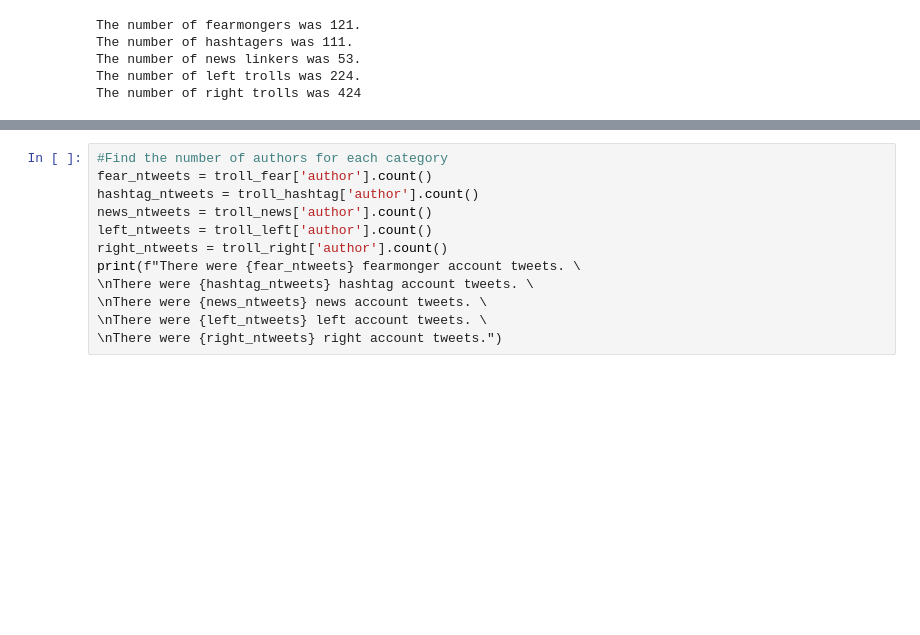
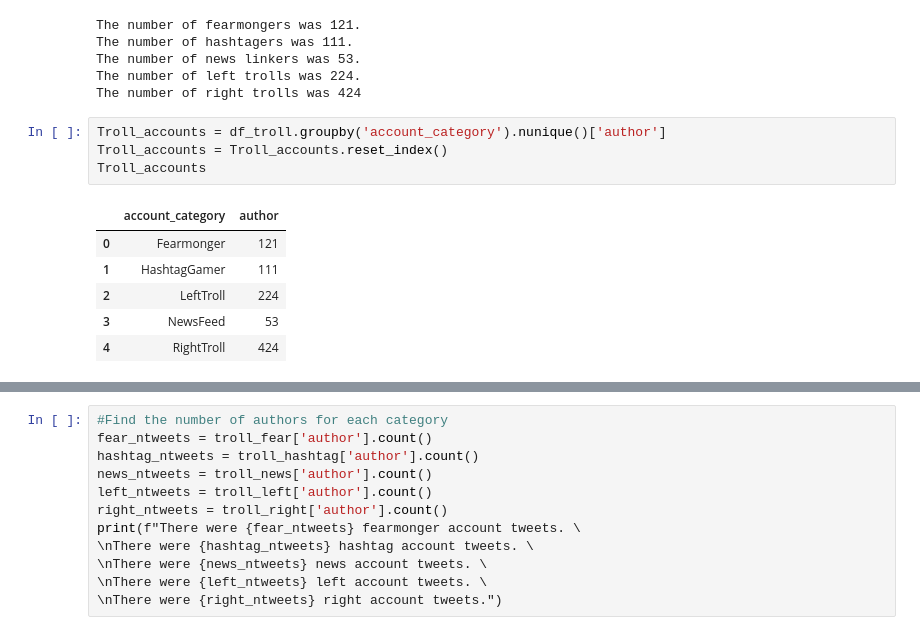
Before and after one commit to JGohl/TeamHashtag, a Jupyter notebook: AJZ Proj1 Analysis.ipynb, the cells around one changed output, grey strips where cells are left out. Drawn from its saved outputs; the diff is of its cells as text; blank space fills up the shorter version.

```diff
--- a/AJZ Proj1 Analysis.ipynb
+++ b/AJZ Proj1 Analysis.ipynb
@@ -116,3 +116,14 @@ The number of hashtagers was 111.
 The number of news linkers was 53.
 The number of left trolls was 224.
 The number of right trolls was 424
+# %%
+Troll_accounts = df_troll.groupby('account_category').nunique()['author']
+Troll_accounts = Troll_accounts.reset_index()
+Troll_accounts
+# %% [output]
+|  | account_category | author |
+| 0 | Fearmonger | 121 |
+| 1 | HashtagGamer | 111 |
+| 2 | LeftTroll | 224 |
+| 3 | NewsFeed | 53 |
+| 4 | RightTroll | 424 |
```
Also changed, not shown: parts of 3 cells of this notebook, 2 other files.
